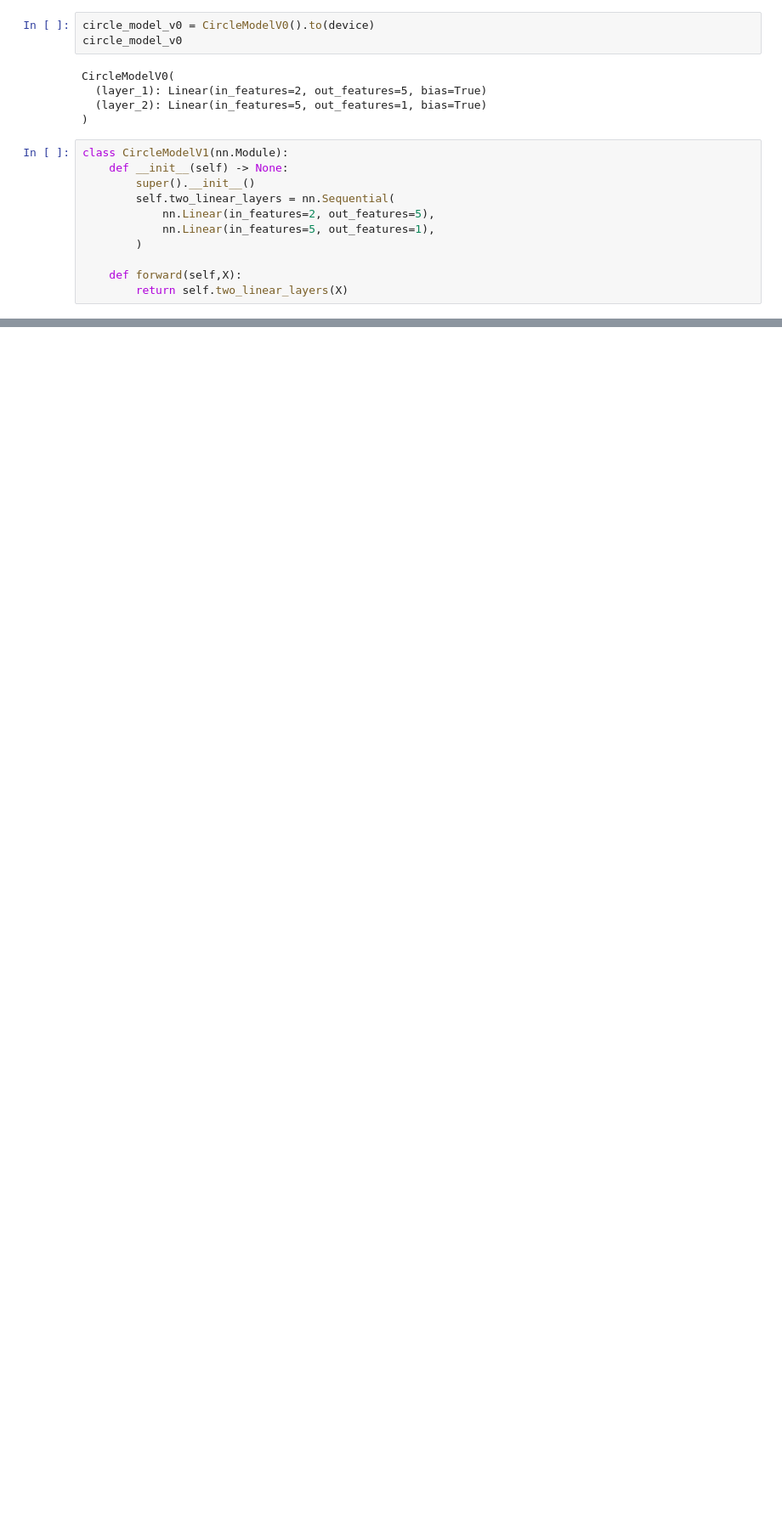
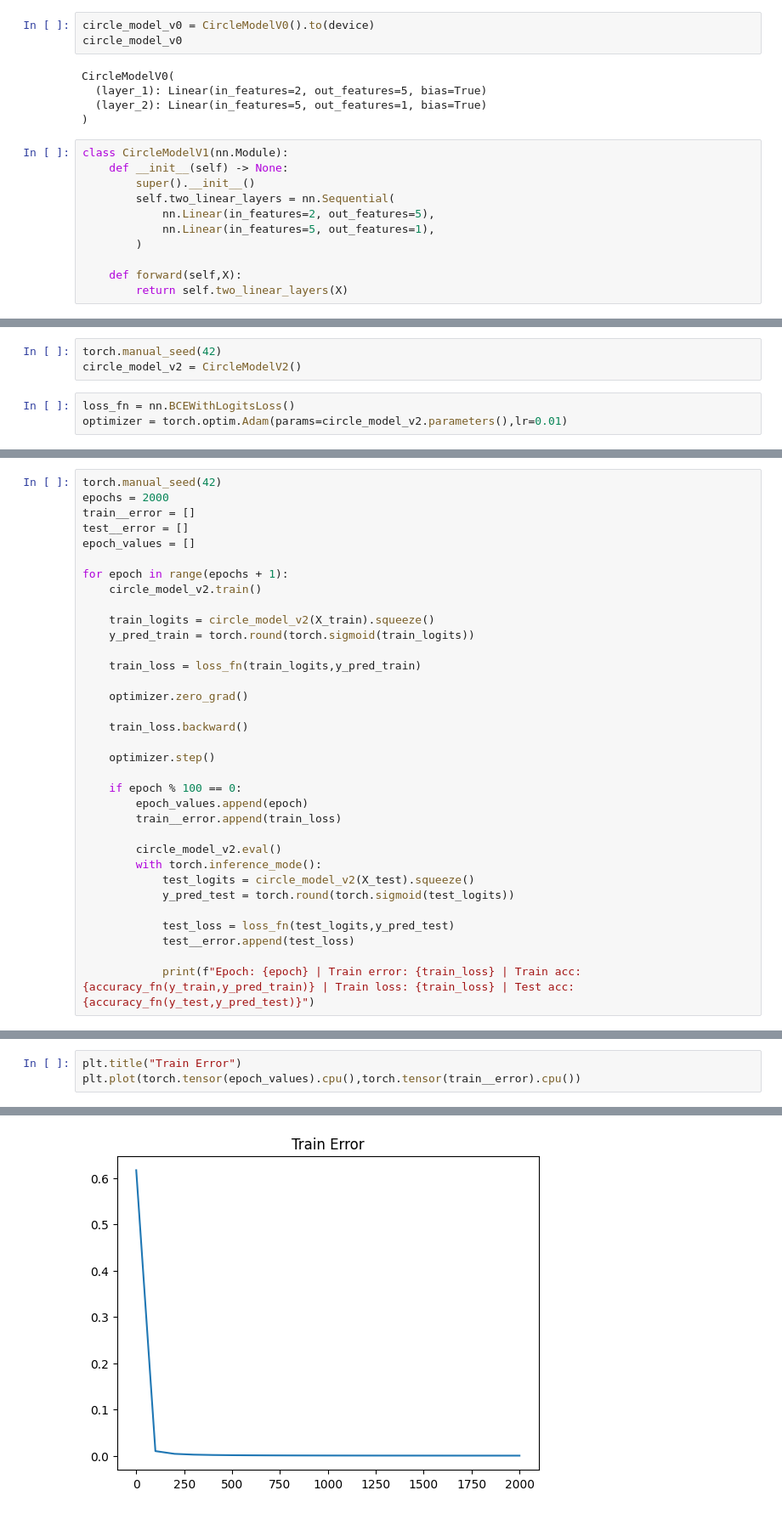
Before and after one commit to zildjianvitoo/pytorch-db, a Jupyter notebook: 02-pytorch-classification/62-architecture.ipynb, the cells around one changed output, grey strips where cells are left out. Shown at 85% size. Cells and saved outputs as stored; diff of their text form; blank space fills up the shorter version.

```diff
--- a/02-pytorch-classification/62-architecture.ipynb
+++ b/02-pytorch-classification/62-architecture.ipynb
@@ -118,0 +220,6 @@ OrderedDict([('two_linear_layers.0.weight',
+# %%
+torch.manual_seed(42)
+circle_model_v2 = CircleModelV2()
+# %%
+loss_fn = nn.BCEWithLogitsLoss()
+optimizer = torch.optim.Adam(params=circle_model_v2.parameters(),lr=0.01)
@@ -118,0 +238,34 @@ OrderedDict([('two_linear_layers.0.weight',
+# %%
+torch.manual_seed(42)
+epochs = 2000
+train__error = []
+test__error = []
+epoch_values = []
+
+for epoch in range(epochs + 1):
+    circle_model_v2.train()
+
+    train_logits = circle_model_v2(X_train).squeeze()
+    y_pred_train = torch.round(torch.sigmoid(train_logits))
+
+    train_loss = loss_fn(train_logits,y_pred_train)
+
+    optimizer.zero_grad()
+
+    train_loss.backward()
+
+    optimizer.step()
+
+    if epoch % 100 == 0:
+        epoch_values.append(epoch)
+        train__error.append(train_loss)
+
+        circle_model_v2.eval()
+        with torch.inference_mode():
+            test_logits = circle_model_v2(X_test).squeeze()
+            y_pred_test = torch.round(torch.sigmoid(test_logits))
+
+            test_loss = loss_fn(test_logits,y_pred_test)
+            test__error.append(test_loss)
+
+            print(f"Epoch: {epoch} | Train error: {train_loss} | Train acc: {accuracy_fn(y_train,y_pred_train)} | Train loss: {train_loss} | Test acc: {accuracy_fn(y_test,y_pred_test)}")
@@ -118,0 +290,4 @@ OrderedDict([('two_linear_layers.0.weight',
+# %%
+plt.title("Train Error")
+plt.plot(torch.tensor(epoch_values).cpu(),torch.tensor(train__error).cpu())
+# %% [output]
@@ -118,0 +295 @@ OrderedDict([('two_linear_layers.0.weight',
+[figure, added]
```
Also changed, not shown: parts of 19 cells of this notebook, 1 other file.
